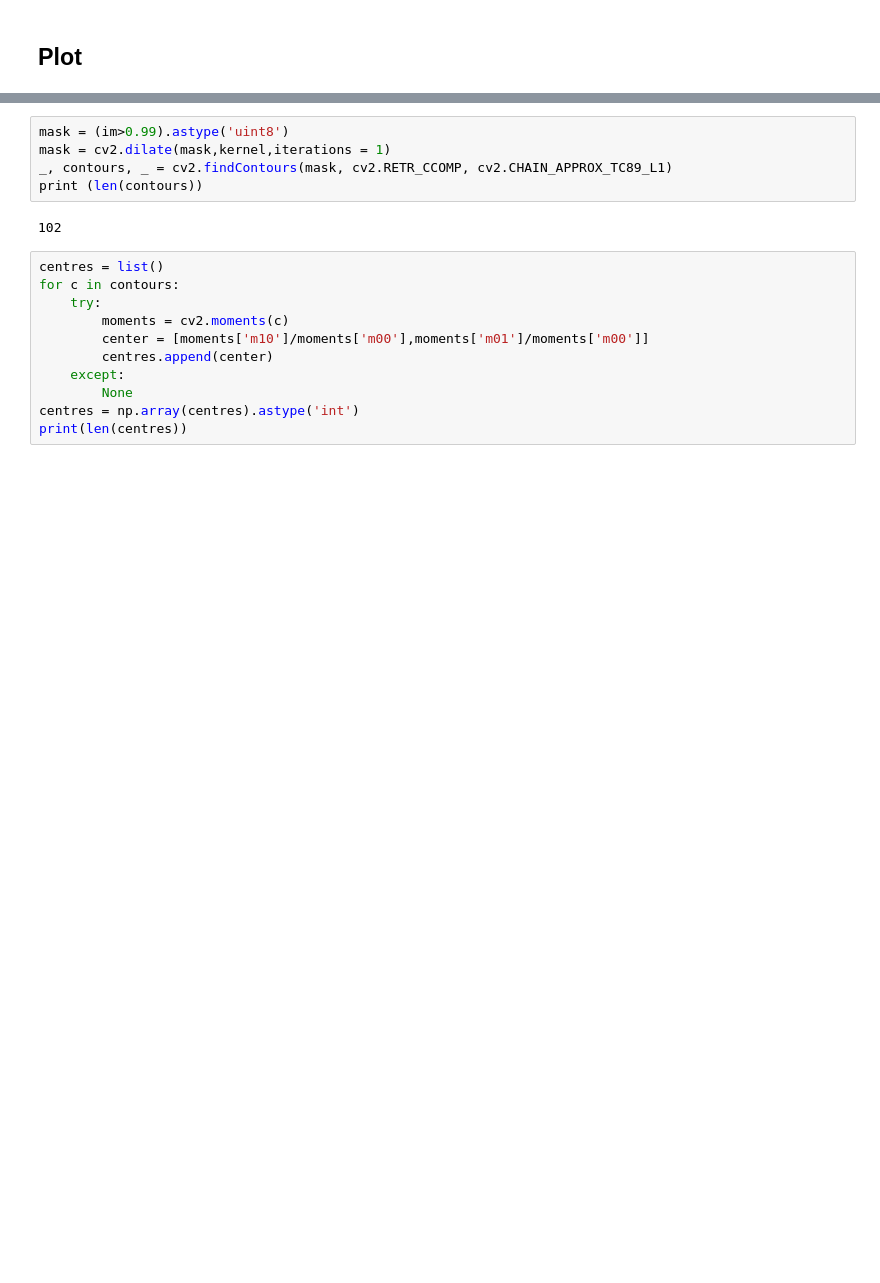
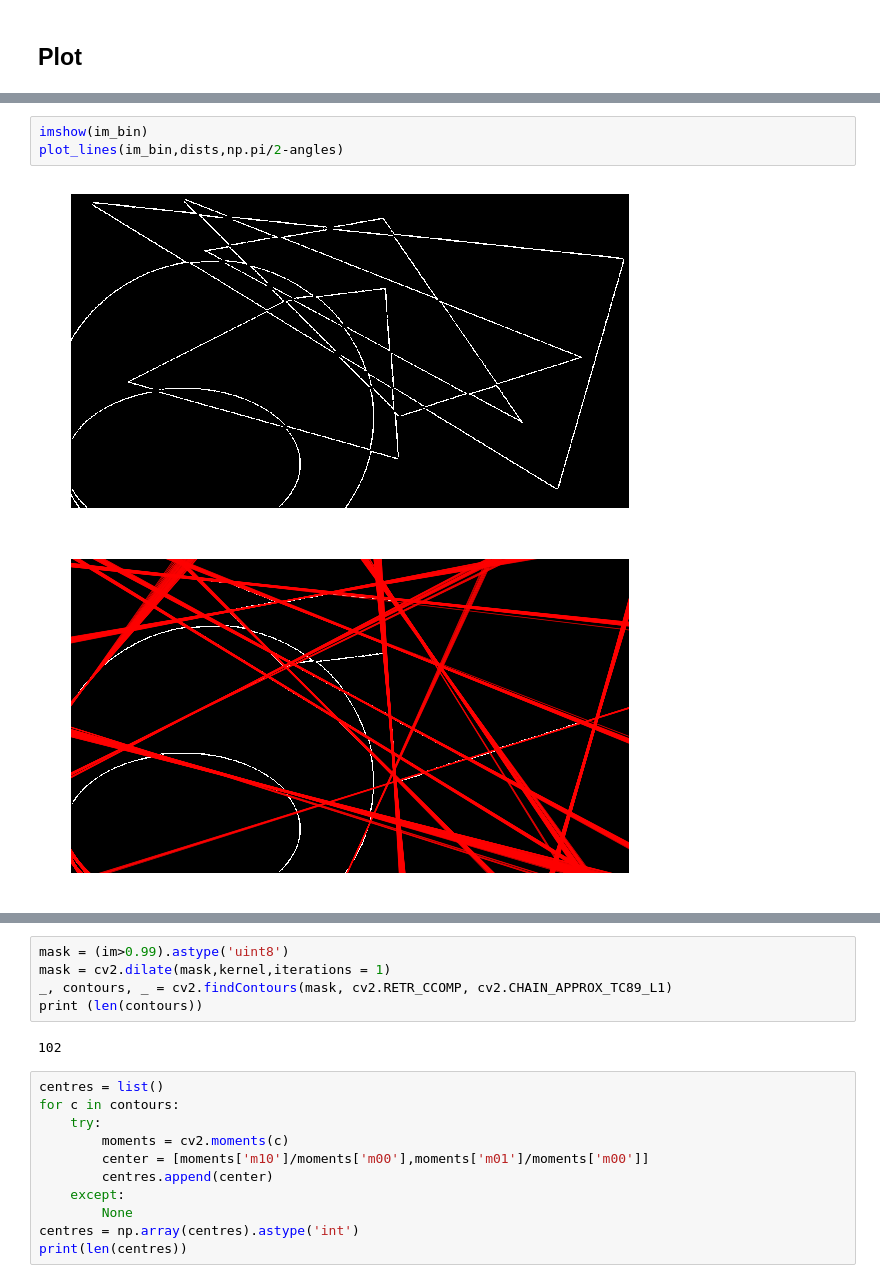
Before and after one commit to cordeirolibel/hough, a Jupyter notebook: Test.ipynb, the cells around one changed output, grey strips where cells are left out. Drawn from its saved outputs; the diff is of its cells as text; blank space fills up the shorter version.

```diff
--- a/Test.ipynb
+++ b/Test.ipynb
@@ -100,3 +114,9 @@ imshow(mask)
+# %%
+imshow(im_bin)
+plot_lines(im_bin,dists,np.pi/2-angles)
+# %% [output]
+[figure, added]
+[figure, added]
 # %%
 kernel = cv2.getStructuringElement(cv2.MORPH_CROSS,(3,3))
 mask = cv2.erode(mask.astype('uint8'),kernel,iterations = 2)
```
Also changed, not shown: parts of 10 cells of this notebook, 3 other files.
